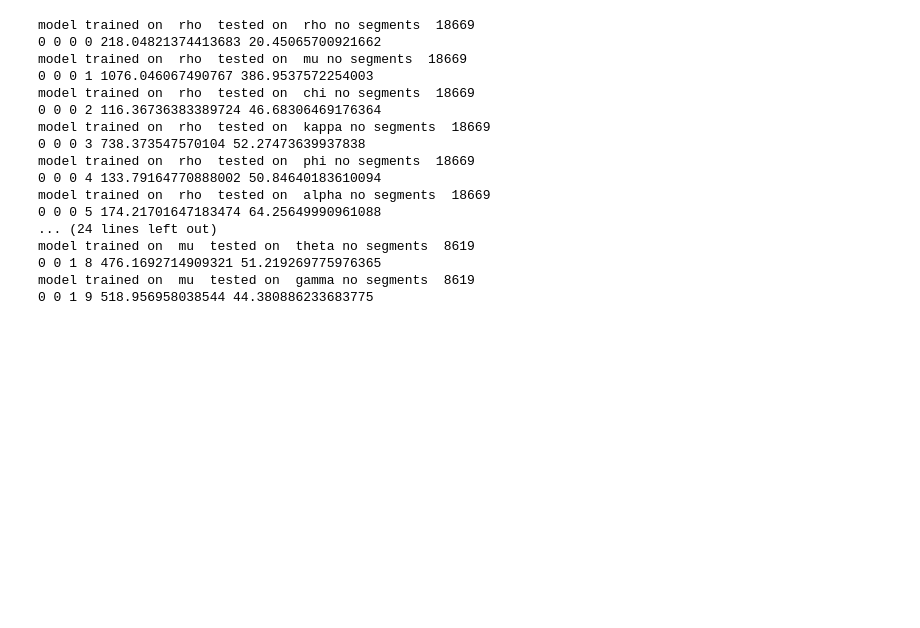
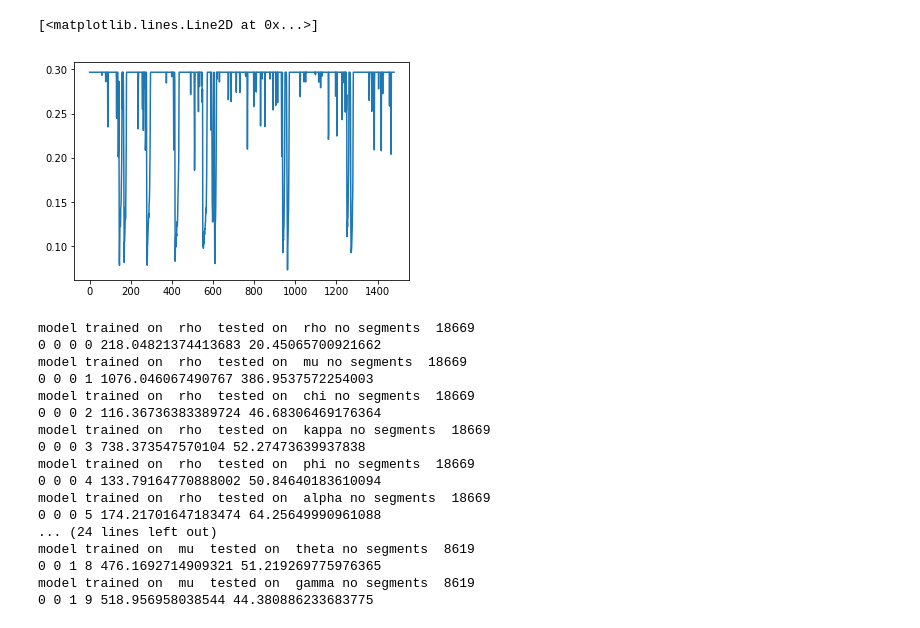
Before and after one commit to jorwatkapola/timeseries_segment_clustering, a Jupyter notebook: segment_clustering.ipynb, the cells around one changed output. Saved outputs shown, nothing was run; the diff lists cells and outputs as text; code cells hidden in the pictures; blank space fills up the shorter version.

```diff
--- a/segment_clustering.ipynb
+++ b/segment_clustering.ipynb
@@ -128,3 +134,10 @@ for lc in lcs_abu:
+# %%
+lcs_abu_std2=1
+lcs_abu_std2=sc.scaling(lcs_abu, method="normal", no_sigma=10)
+plt.plot(lcs_abu_std2[5][1])
+# %% [output]
+[<matplotlib.lines.Line2D at 0x...>]
+[figure, added]
 # %%
 x_train, x_test, y_train, y_test, id_train, id_test = train_test_split(lcs_abu_std, classes_abu, ids_abu, test_size=0.5, random_state=0, stratify=classes_abu)
 x_valid, x_test, y_valid, y_test, id_valid, id_test = train_test_split(x_test, y_test, id_test, test_size=0.5, random_state=0, stratify=y_test)
```
Also changed, not shown: parts of 3 cells of this notebook, 1 other file.
